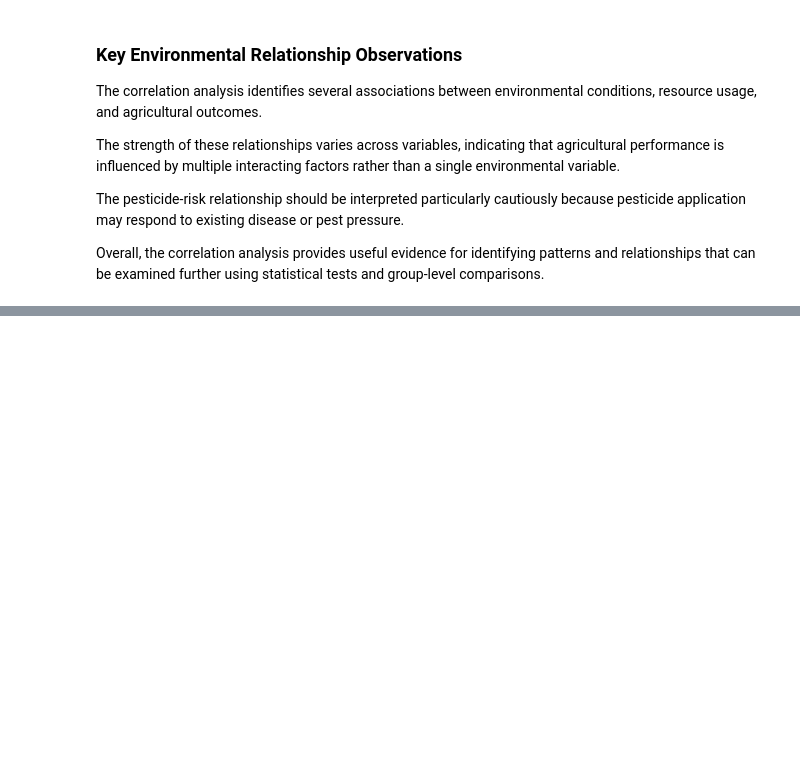
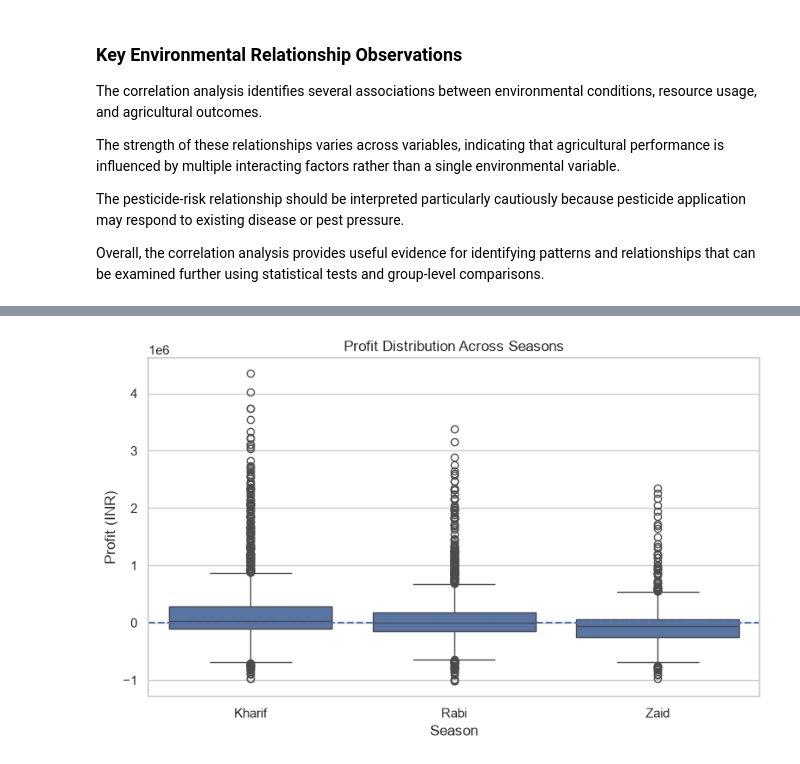
Before and after one commit to TharunPranav2007/Seasonal-Agriculture-Performance-Analysis, a Jupyter notebook: notebooks/seasonal_agriculture_analysis.ipynb, the cells around one changed output, grey strips where cells are left out. Cells and saved outputs as stored; diff of their text form; code cells hidden in the pictures; blank space fills up the shorter version.

```diff
--- a/notebooks/seasonal_agriculture_analysis.ipynb
+++ b/notebooks/seasonal_agriculture_analysis.ipynb
@@ -2249,0 +2378,19 @@ Overall, the correlation analysis provides useful evidence for identifying patte
+# %%
+plt.figure(figsize=(8, 5))
+
+sns.boxplot(
+    data=df_clean,
+    x="Season",
+    y="Profit_INR"
+)
+
+plt.axhline(0, linestyle="--")
+
+plt.title("Profit Distribution Across Seasons")
+plt.xlabel("Season")
+plt.ylabel("Profit (INR)")
+
+plt.tight_layout()
+plt.show()
+# %% [output]
+[figure, added]
```
Also changed, not shown: parts of 36 cells of this notebook.
